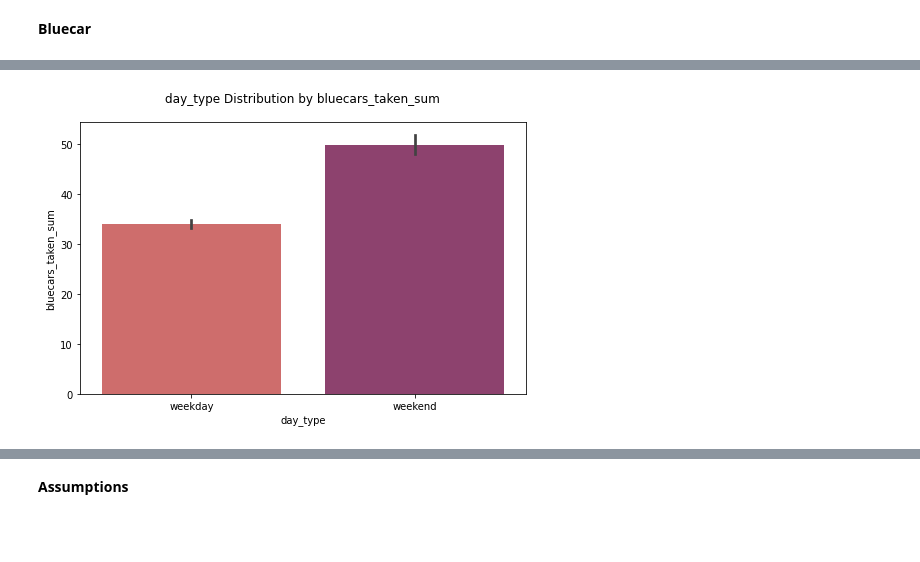
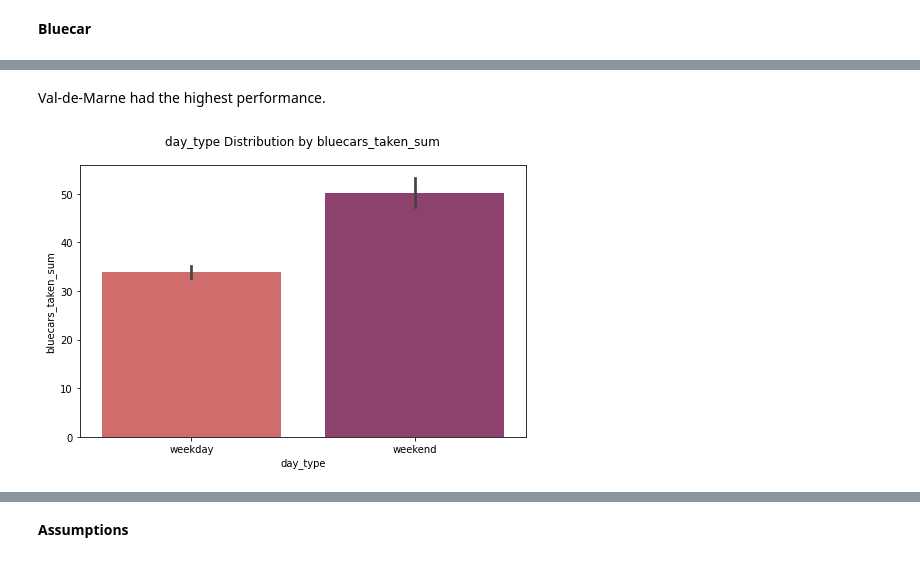
Before and after one commit to deborahmasibo/Moringa-School-Core-Week-4-IP, a Jupyter notebook: Moringa_School_Core_2022_03_Deborah_Masibo_Hypothesis_Testing.ipynb, the cells around one changed output, grey strips where cells are left out. Drawn from its saved outputs; the diff is of its cells as text; code cells hidden in the pictures; blank space fills up the shorter version.

Commit message:
Sample Update

```diff
--- a/Moringa_School_Core_2022_03_Deborah_Masibo_Hypothesis_Testing.ipynb
+++ b/Moringa_School_Core_2022_03_Deborah_Masibo_Hypothesis_Testing.ipynb
@@ -162,6 +165,8 @@ array([5, 2, 1])
 cluster_list = dep.iloc[clusters]
 cluster_list = list(cluster_list[0])
 autolib = autolib_population[autolib_population['Department'].isin(cluster_list)]
+# Obtaining the required sampling size from the selected clusters
+autolib = autolib.groupby('Department', group_keys=False).apply(lambda grouped_subset : grouped_subset.sample(frac=0.5, random_state = 0))
 # %%
 # Reseting the indexing of the sample
 autolib.reset_index(drop = True, inplace = True)
@@ -1269,5 +1281,7 @@ The taken and return columns are similar, therefore, the taken column will be us
+# %% [markdown]
+Val-de-Marne had the highest performance.
 # %%
-# Bluecar taken ns day_type
-BarPlotBiv(nominal[-1], numerical[1], autolib)
+# Bluecar taken vs day_type
+BarPlotBiv('day_type', numerical[1], autolib)
 # %% [output]
-[figure, old version]
+[figure, new version]
```
Also changed, not shown: parts of 83 cells of this notebook.
